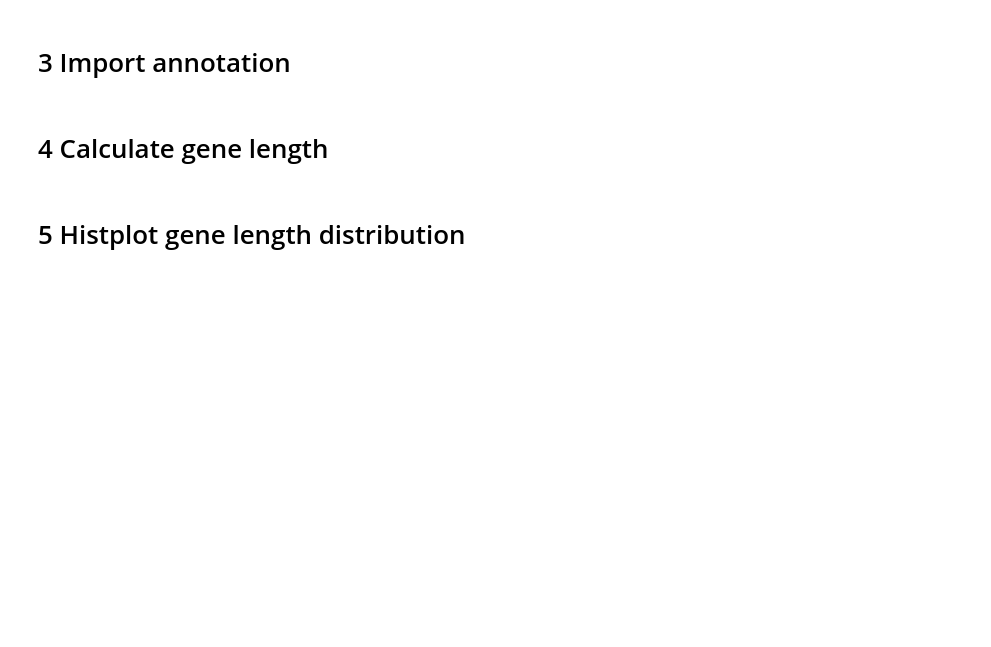
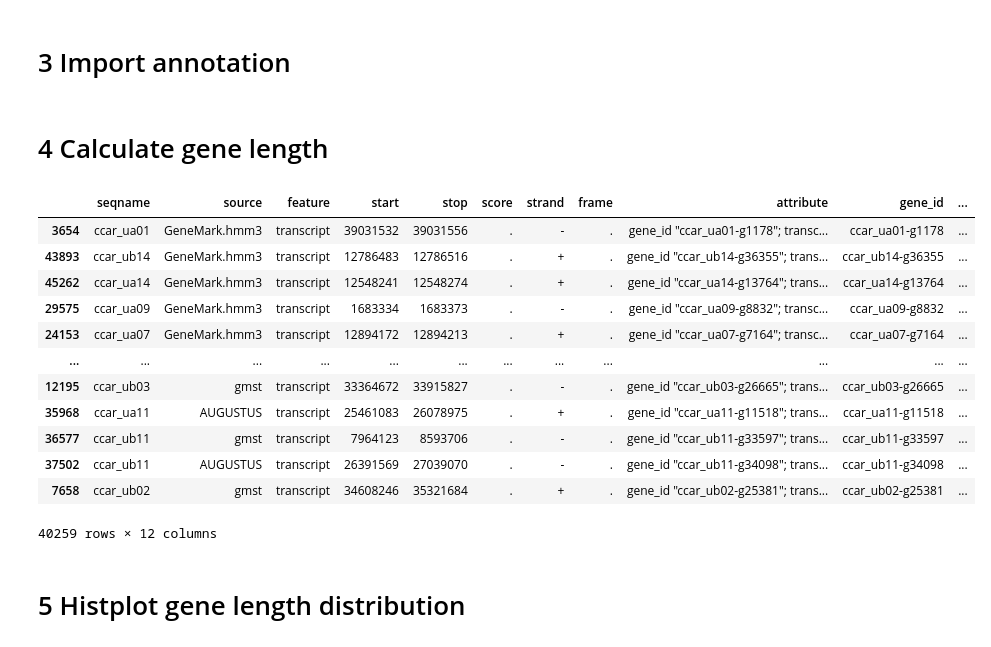
Before and after one commit to MagdalenaWinklhofer/WholeGenomeBisulphiteSequencing, a Jupyter notebook: RNAseq_pipeline/12_gene_length_distribution.ipynb, the cells around one changed output. Drawn from its saved outputs; the diff is of its cells as text; code cells hidden in the pictures; blank space fills up the shorter version.

```diff
--- a/RNAseq_pipeline/12_gene_length_distribution.ipynb
+++ b/RNAseq_pipeline/12_gene_length_distribution.ipynb
@@ -66,6 +66,22 @@ annotation[['gene_id', 'gene_length']].sort_values(by='gene_length', ascending=T
 # %%
 # keep only the lines of the annotation df that contain the gene_id from the gene names list (only keep the genes that have enough counts (more than 10 reads))
 data = pd.merge(annotation, genenames, left_on='gene_id', right_on='gene_name')
+# %%
+data
+# %% [output]
+|  | seqname | source | feature | start | stop | score | strand | frame | attribute | gene_id | ... |
+| 3654 | ccar_ua01 | GeneMark.hmm3 | transcript | 39031532 | 39031556 | . | - | . | gene_id "ccar_ua01-g1178"; transc... | ccar_ua01-g1178 | ... |
+| 43893 | ccar_ub14 | GeneMark.hmm3 | transcript | 12786483 | 12786516 | . | + | . | gene_id "ccar_ub14-g36355"; trans... | ccar_ub14-g36355 | ... |
+| 45262 | ccar_ua14 | GeneMark.hmm3 | transcript | 12548241 | 12548274 | . | + | . | gene_id "ccar_ua14-g13764"; trans... | ccar_ua14-g13764 | ... |
+| 29575 | ccar_ua09 | GeneMark.hmm3 | transcript | 1683334 | 1683373 | . | - | . | gene_id "ccar_ua09-g8832"; transc... | ccar_ua09-g8832 | ... |
+| 24153 | ccar_ua07 | GeneMark.hmm3 | transcript | 12894172 | 12894213 | . | + | . | gene_id "ccar_ua07-g7164"; transc... | ccar_ua07-g7164 | ... |
+| ... | ... | ... | ... | ... | ... | ... | ... | ... | ... | ... | ... |
+| 12195 | ccar_ub03 | gmst | transcript | 33364672 | 33915827 | . | - | . | gene_id "ccar_ub03-g26665"; trans... | ccar_ub03-g26665 | ... |
+| 35968 | ccar_ua11 | AUGUSTUS | transcript | 25461083 | 26078975 | . | + | . | gene_id "ccar_ua11-g11518"; trans... | ccar_ua11-g11518 | ... |
+| 36577 | ccar_ub11 | gmst | transcript | 7964123 | 8593706 | . | - | . | gene_id "ccar_ub11-g33597"; trans... | ccar_ub11-g33597 | ... |
+| 37502 | ccar_ub11 | AUGUSTUS | transcript | 26391569 | 27039070 | . | - | . | gene_id "ccar_ub11-g34098"; trans... | ccar_ub11-g34098 | ... |
+| 7658 | ccar_ub02 | gmst | transcript | 34608246 | 35321684 | . | + | . | gene_id "ccar_ub02-g25381"; trans... | ccar_ub02-g25381 | ... |
+40259 rows × 12 columns
 # %%
 # sort the gene length in ascending order
 data.sort_values('gene_length', ascending=True, inplace=True)
```
Also changed, not shown: 6 other files.
